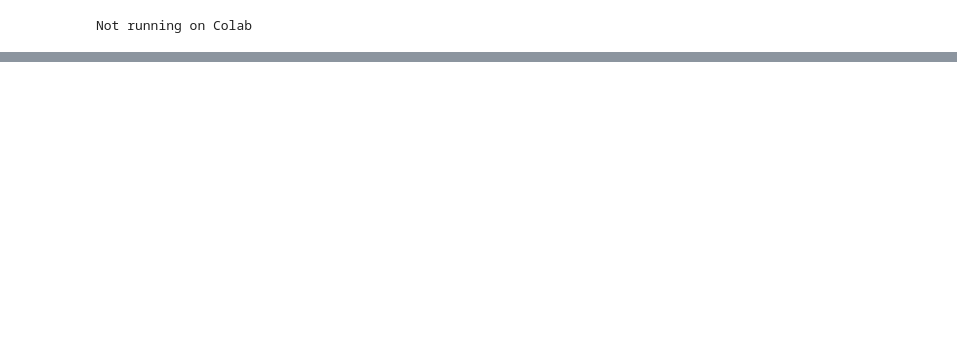
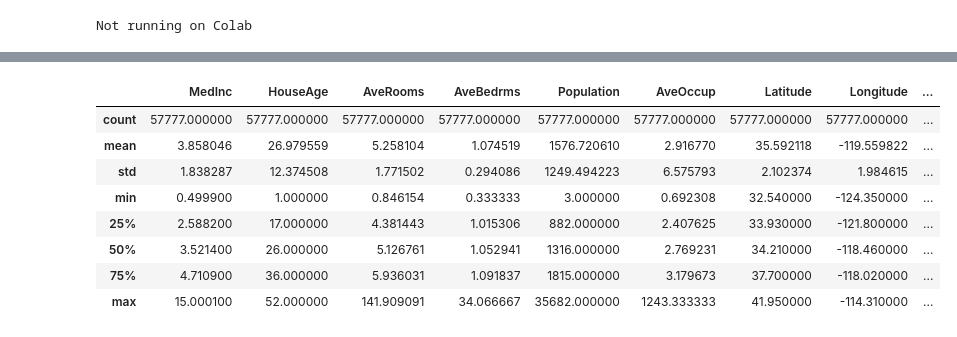
Before and after one commit to Drblessing/data_science_portfolio_project, a Jupyter notebook: kaggle/playground-series-s3e1/training.ipynb, the cells around one changed output, grey strips where cells are left out. Drawn from its saved outputs; the diff is of its cells as text; code cells hidden in the pictures; blank space fills up the shorter version.

```diff
--- a/kaggle/playground-series-s3e1/training.ipynb
+++ b/kaggle/playground-series-s3e1/training.ipynb
@@ -28,0 +143,12 @@ Not running on Colab
+# %%
+train_df.describe()
+# %% [output]
+|  | MedInc | HouseAge | AveRooms | AveBedrms | Population | AveOccup | Latitude | Longitude | ... |
+| count | 57777.000000 | 57777.000000 | 57777.000000 | 57777.000000 | 57777.000000 | 57777.000000 | 57777.000000 | 57777.000000 | ... |
+| mean | 3.858046 | 26.979559 | 5.258104 | 1.074519 | 1576.720610 | 2.916770 | 35.592118 | -119.559822 | ... |
+| std | 1.838287 | 12.374508 | 1.771502 | 0.294086 | 1249.494223 | 6.575793 | 2.102374 | 1.984615 | ... |
+| min | 0.499900 | 1.000000 | 0.846154 | 0.333333 | 3.000000 | 0.692308 | 32.540000 | -124.350000 | ... |
+| 25% | 2.588200 | 17.000000 | 4.381443 | 1.015306 | 882.000000 | 2.407625 | 33.930000 | -121.800000 | ... |
+| 50% | 3.521400 | 26.000000 | 5.126761 | 1.052941 | 1316.000000 | 2.769231 | 34.210000 | -118.460000 | ... |
+| 75% | 4.710900 | 36.000000 | 5.936031 | 1.091837 | 1815.000000 | 3.179673 | 37.700000 | -118.020000 | ... |
+| max | 15.000100 | 52.000000 | 141.909091 | 34.066667 | 35682.000000 | 1243.333333 | 41.950000 | -114.310000 | ... |
```
Also changed, not shown: parts of 19 cells of this notebook, 3 other files.
